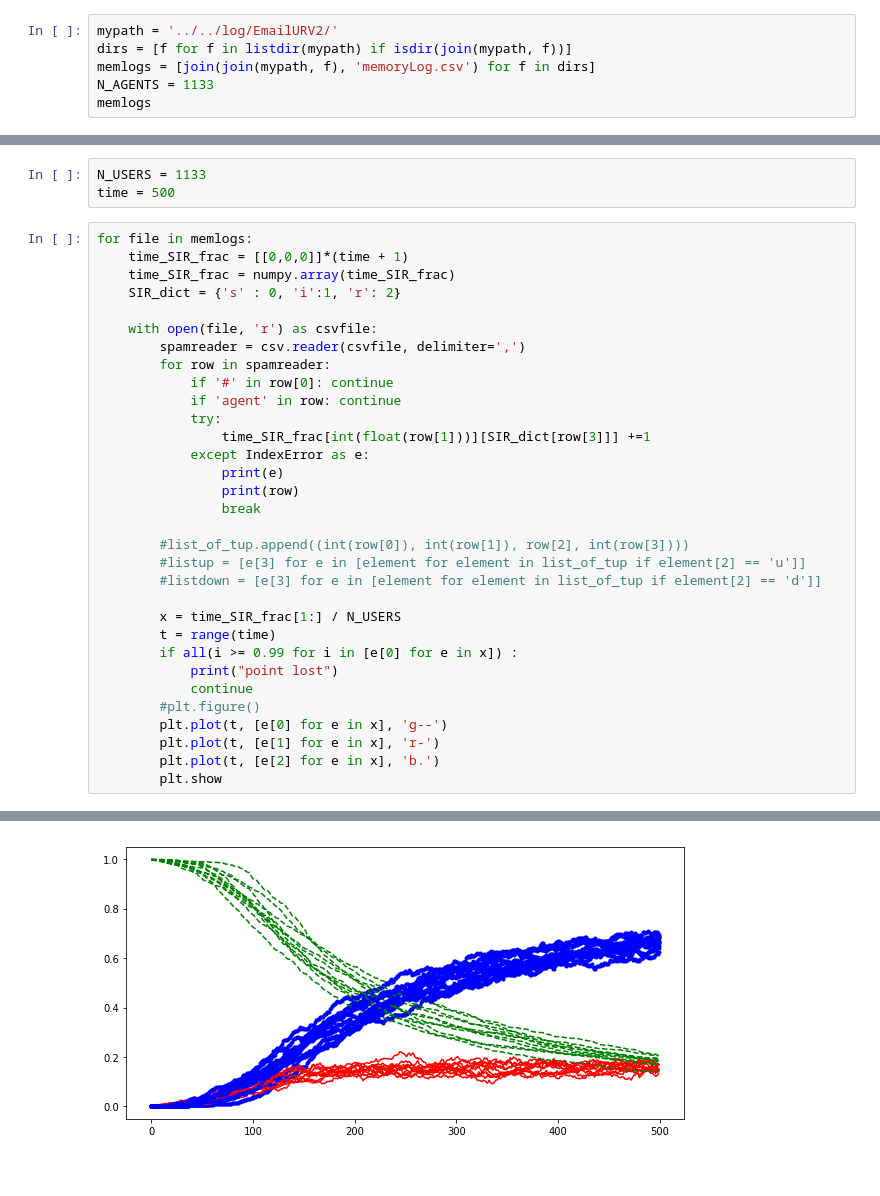
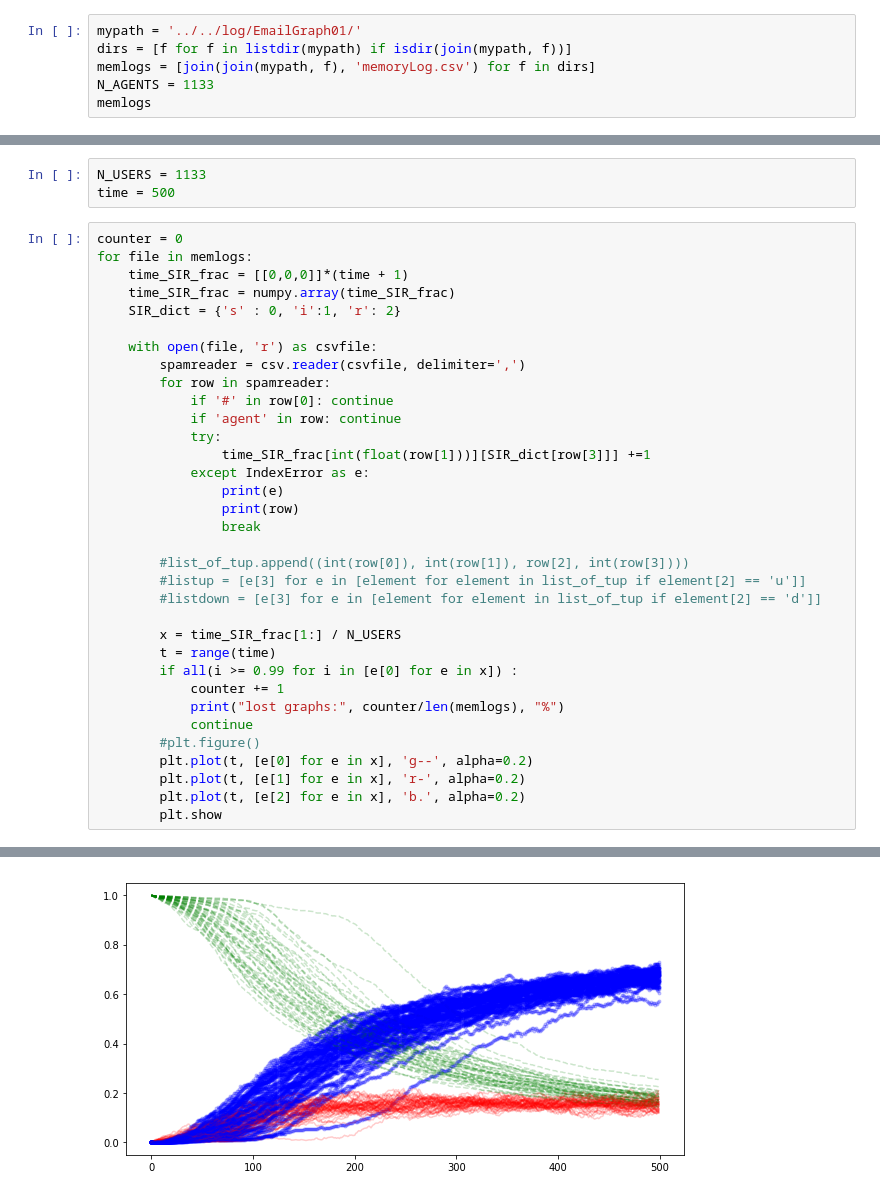
Before and after one commit to BFSteam/memory, a Jupyter notebook: jup/python/Fraction of SIR during Dynamic.ipynb, the cells around one changed output, grey strips where cells are left out. Saved outputs shown, nothing was run; the diff lists cells and outputs as text.

```diff
--- a/jup/python/Fraction of SIR during Dynamic.ipynb
+++ b/jup/python/Fraction of SIR during Dynamic.ipynb
@@ -13,7 +13,7 @@ from os.path import isfile, isdir, join, exists
 # %%
 plt.rcParams['figure.figsize'] = [10,5]
 # %%
-mypath = '../../log/EmailURV2/'
+mypath = '../../log/EmailGraph01/'
 dirs = [f for f in listdir(mypath) if isdir(join(mypath, f))]
 memlogs = [join(join(mypath, f), 'memoryLog.csv') for f in dirs]
 N_AGENTS = 1133
@@ -38,6 +40,7 @@ memlogs
 N_USERS = 1133
 time = 500
 # %%
+counter = 0
 for file in memlogs:
     time_SIR_frac = [[0,0,0]]*(time + 1)
     time_SIR_frac = numpy.array(time_SIR_frac)
@@ -62,11 +65,12 @@ for file in memlogs:
         x = time_SIR_frac[1:] / N_USERS
         t = range(time)
         if all(i >= 0.99 for i in [e[0] for e in x]) :
-            print("point lost")
+            counter += 1
+            print("lost graphs:", counter/len(memlogs), "%")
             continue
         #plt.figure()
-        plt.plot(t, [e[0] for e in x], 'g--')
-        plt.plot(t, [e[1] for e in x], 'r-')
-        plt.plot(t, [e[2] for e in x], 'b.')
+        plt.plot(t, [e[0] for e in x], 'g--', alpha=0.2)
+        plt.plot(t, [e[1] for e in x], 'r-', alpha=0.2)
+        plt.plot(t, [e[2] for e in x], 'b.', alpha=0.2)
         plt.show
 # %% [output]
@@ -77 +87 @@ point lost
-[figure, old version]
+[figure, new version]
```
Also changed, not shown: parts of 2 cells of this notebook, 5 other files.
